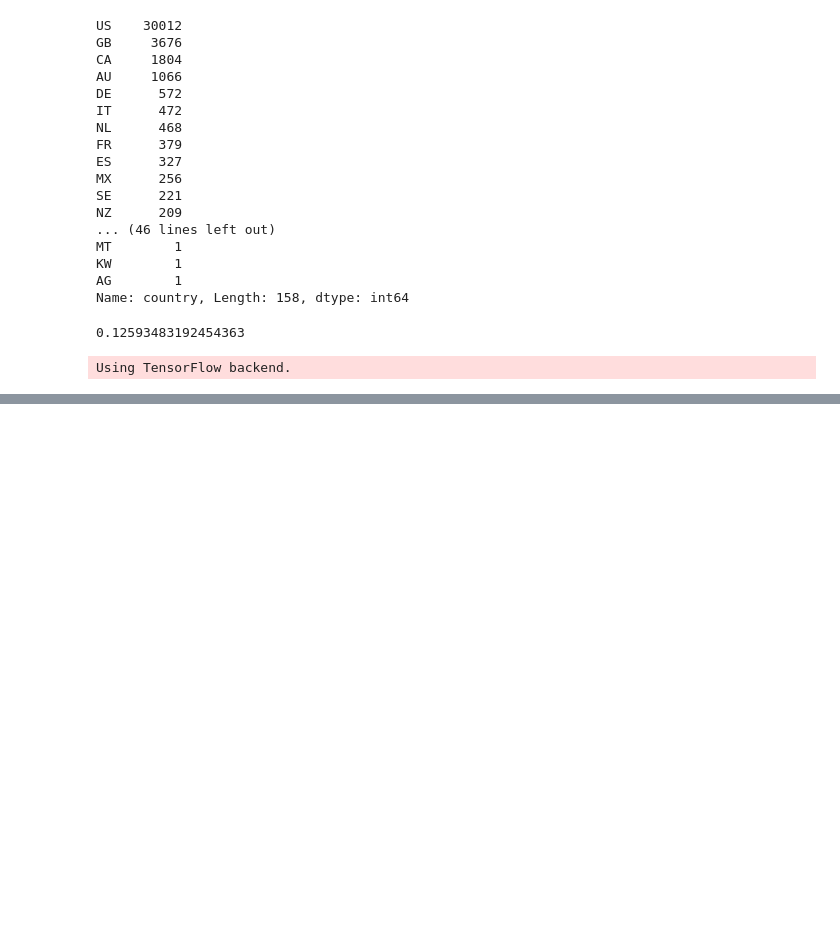
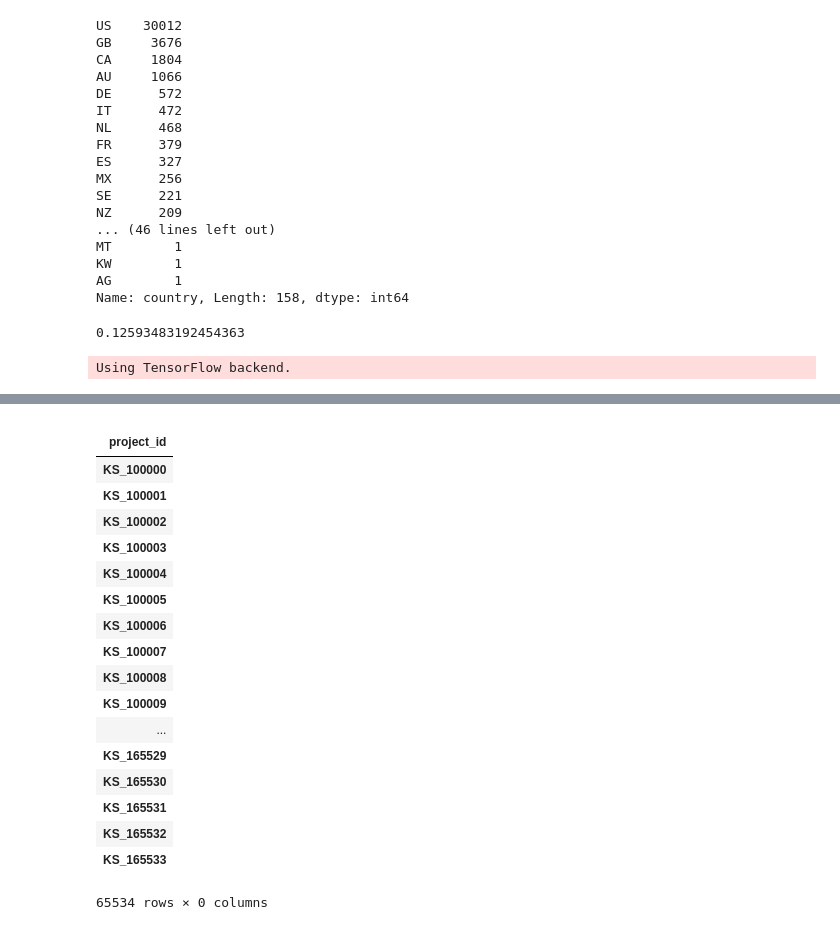
Before and after one commit to hetvankarsa/IntroDSKickstarter, a Jupyter notebook: kickstarter.ipynb, the cells around one changed output, grey strips where cells are left out. Saved outputs shown, nothing was run; the diff lists cells and outputs as text; code cells hidden in the pictures; blank space fills up the shorter version.

```diff
--- a/kickstarter.ipynb
+++ b/kickstarter.ipynb
@@ -336,7 +336,7 @@ model.compile(optimizer='sgd', loss='binary_crossentropy', metrics=['accuracy'])
 # %% [output]
 Using TensorFlow backend.
 # %%
-hist = model.fit(X_train, Y_train, batch_size=32, epochs=100, validation_data=(X_val, Y_val))
+hist = model.fit(X_train, Y_train, batch_size=70, epochs=100, validation_data=(X_val, Y_val))
 # %% [output]
 Train on 70000 samples, validate on 15000 samples
 Epoch 1/100
@@ -362,0 +358,16 @@ model.evaluate(X_test, Y_test)[1]
+# %%
+#evaluate accuracy of model
+model.evaluate(X_test, Y_test)[1]
+#predict:
+probabilities = model.predict(X_test)
+list_prob = []
+for i in range(len(probabilities)):
+    if probabilities[i] < 0.5:
+        list_prob.append(0)
+    elif probabilities[i] > 0.5:
+        list_prob.append(1)
+counter = 0
+size = len(Y_test)
+for i in range(len(probabilities)):
+    if list_prob[i] != Y_test[i]:
+        counter = counter + 1
@@ -363,3 +401,40 @@ model.evaluate(X_test, Y_test)[1]
+# %%
+#to produce the dataframe how they want it
+pred_results = pd.DataFrame(index = data_test.index)
+#pred_results
+list(test_prob)
+test_prob.tolist()
+prob_fund = []
+prob_nfund = []
+for i in range(len(test_prob)):
+    if test_prob[i] > 0.5:
+        prob_fund = test_prob[i]
+        prob_nfund = 1 - test_prob[i]
+    elif test_prob[i] < 0.5:
+        prob_fund = test_prob[i]
+        prob_nfund = 1 - test_prob[i]
+pred_results['Funded'] = prob_fund
+pred_results['Not Funded'] = prob_fund
+# %% [output]
+|  |
+| project_id |
+| KS_100000 |
+| KS_100001 |
+| KS_100002 |
+| KS_100003 |
+| KS_100004 |
+| KS_100005 |
+| KS_100006 |
+| KS_100007 |
+| KS_100008 |
+| KS_100009 |
+| ... |
+| KS_165529 |
+| KS_165530 |
+| KS_165531 |
+| KS_165532 |
+| KS_165533 |
+65534 rows × 0 columns
 # %%
 ################################################################################################################
 # %%
```
Also changed, not shown: parts of 5 cells of this notebook.
